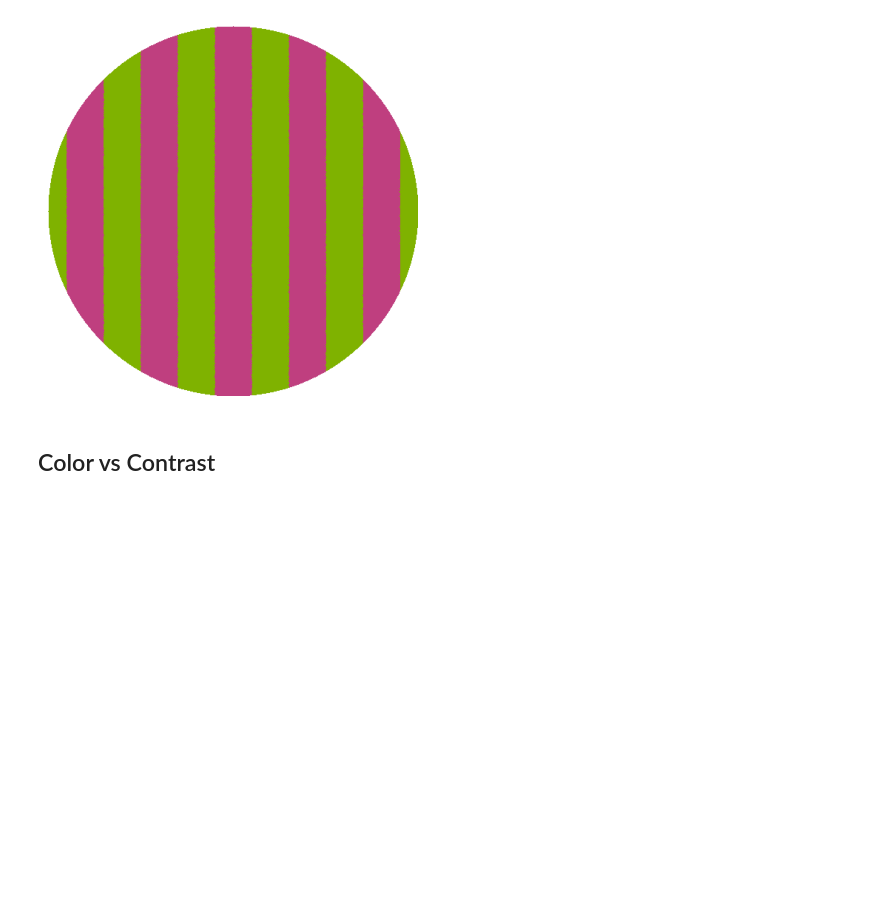
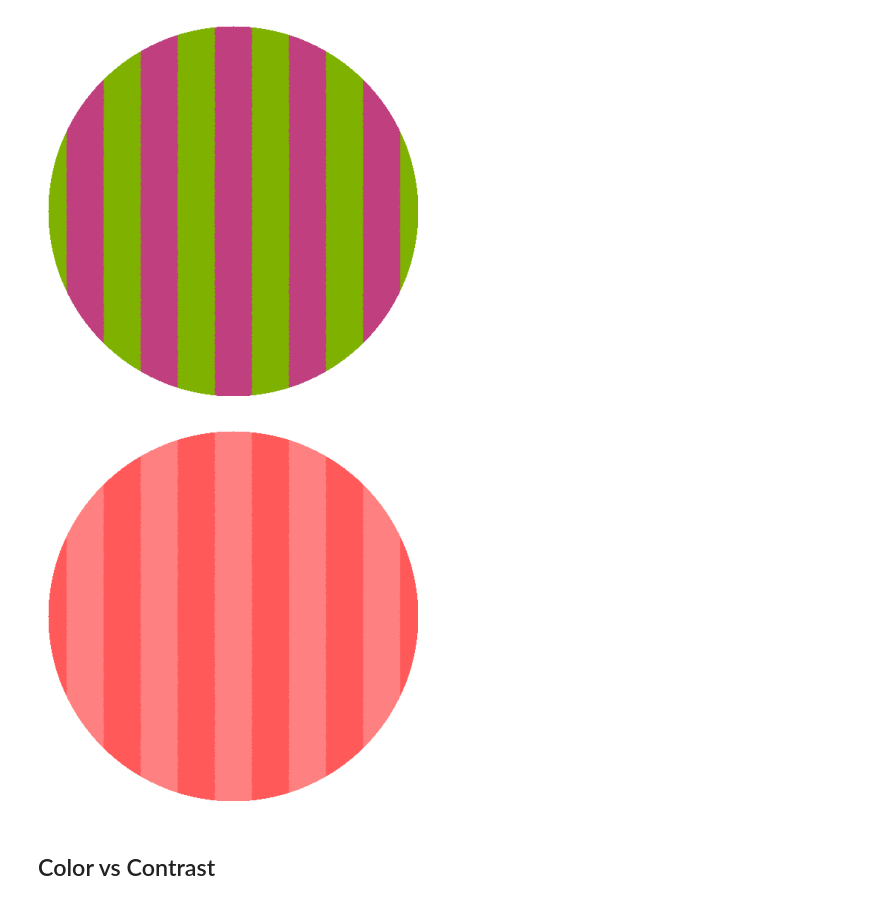
Before and after one commit to compneurobilbao/siburmuin, a Jupyter notebook: src/multicolor_grating_generator/custom_gabor.ipynb, the cells around one changed output. Cells and saved outputs as stored; diff of their text form; code cells hidden in the pictures; blank space fills up the shorter version.

Commit message:
[ENH] Added HSV to RGB converter and RGB normalizer in custom gabor code

```diff
--- a/src/multicolor_grating_generator/custom_gabor.ipynb
+++ b/src/multicolor_grating_generator/custom_gabor.ipynb
@@ -281,6 +346,22 @@ c2 = (0.5, 0.70, 0)
 save_gabor_patch_image(frequency, size, c1, c2)
 # %% [output]
 [figure]
+# %%
+
+# Ejemplo usando funciones de conversion de color HSV a RGB y normalizacion
+
+frequency = 0.01
+size = 500
+c1_hsv = (360, 50, 100)
+c2_hsv = (360, 65, 100)
+
+# Generar y mostrar el parche de Gabor inline
+save_gabor_patch_image(frequency,
+                       size,
+                       normalizar_rgb(hsv_a_rgb(*c1_hsv)),
+                       normalizar_rgb(hsv_a_rgb(*c2_hsv)))
+# %% [output]
+[figure, added]
 # %% [markdown]
 ## Color vs Contrast
 # %% [markdown]
```
Also changed, not shown: parts of 1 cell of this notebook.
